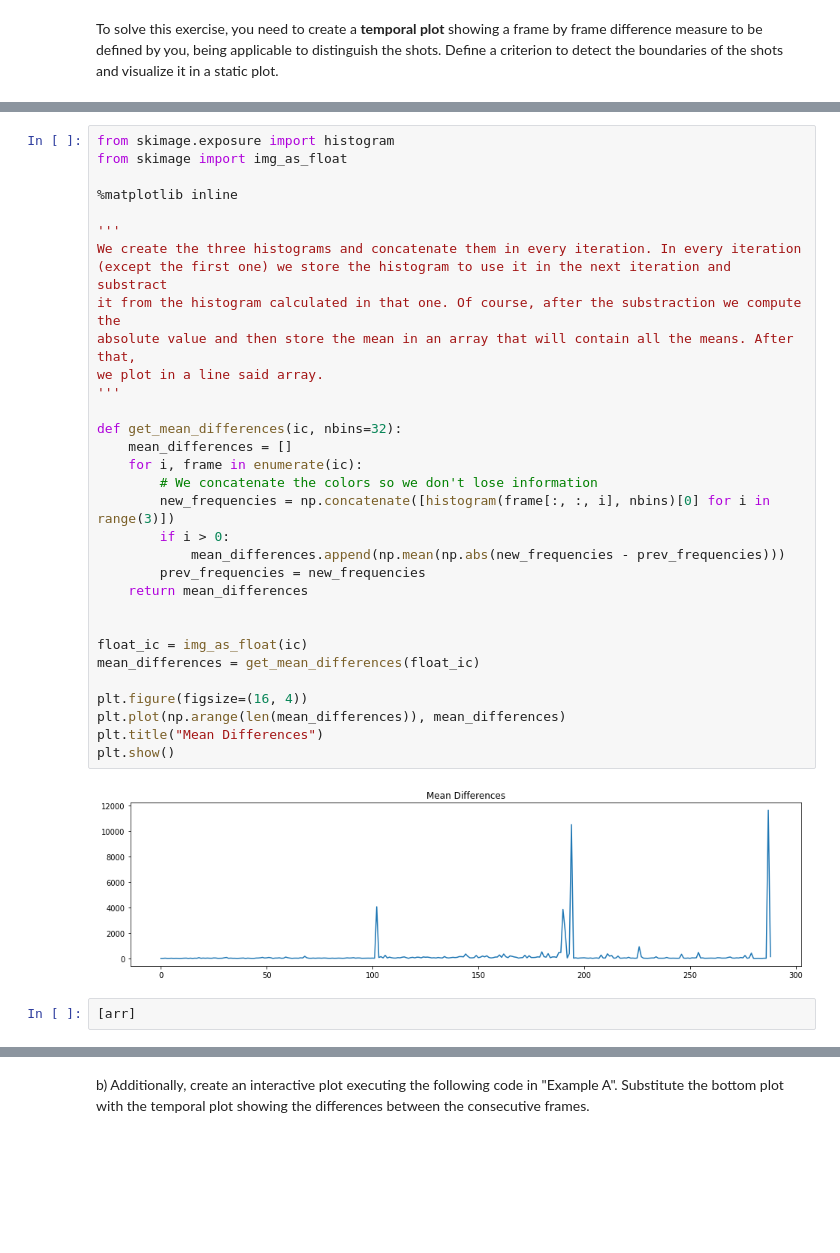
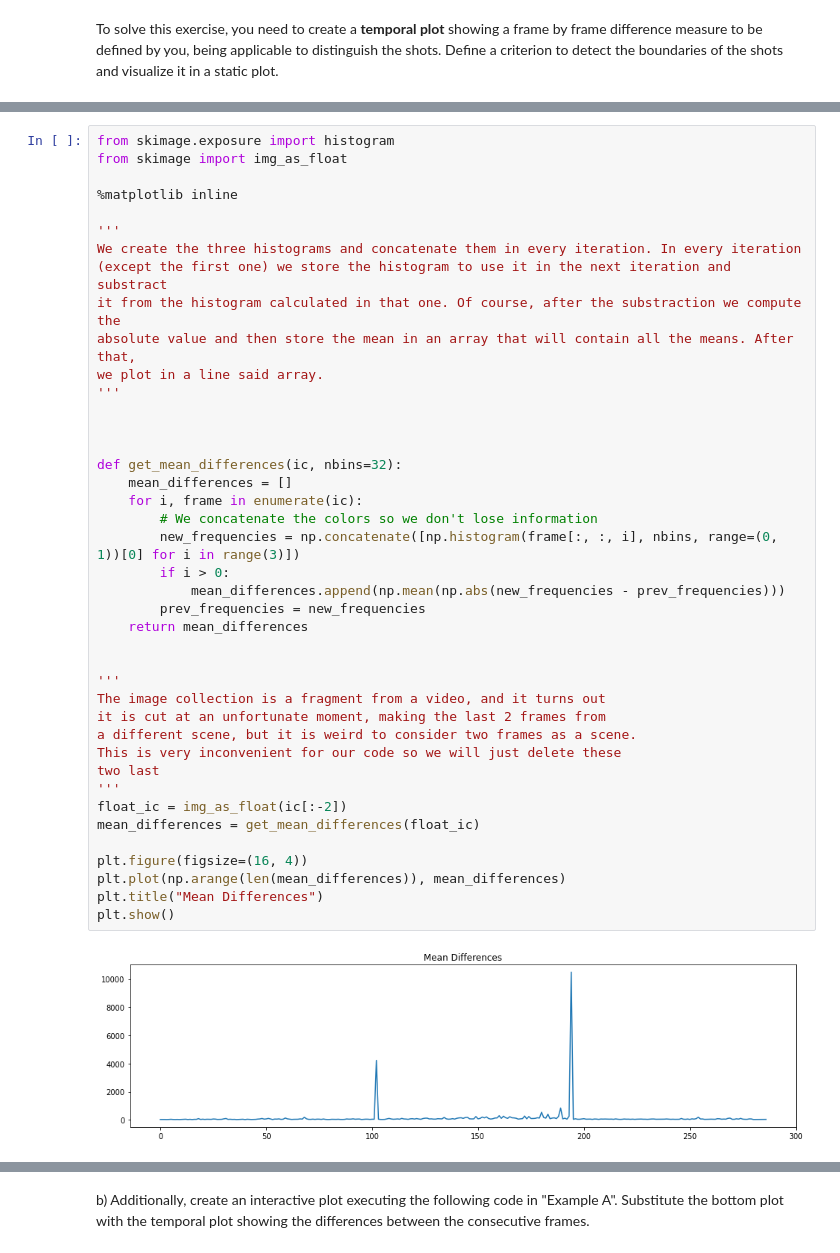
Before and after one commit to mates-info/artificial-vision, a Jupyter notebook: p3/P3_AntonioTigri_AndreuVall/p3_2022_23.ipynb, the cells around one changed output, grey strips where cells are left out. Drawn from its saved outputs; the diff is of its cells as text; blank space fills up the shorter version.

```diff
--- a/p3/P3_AntonioTigri_AndreuVall/p3_2022_23.ipynb
+++ b/p3/P3_AntonioTigri_AndreuVall/p3_2022_23.ipynb
@@ -101,35 +151,42 @@ To solve this exercise, you need to create a **temporal plot** showing a frame b
 from skimage.exposure import histogram
 from skimage import img_as_float
 
 %matplotlib inline
 
 '''
 We create the three histograms and concatenate them in every iteration. In every iteration
 (except the first one) we store the histogram to use it in the next iteration and substract
 it from the histogram calculated in that one. Of course, after the substraction we compute the
 absolute value and then store the mean in an array that will contain all the means. After that,
 we plot in a line said array.
 '''
 
+
+
 def get_mean_differences(ic, nbins=32):
     mean_differences = []
     for i, frame in enumerate(ic):
         # We concatenate the colors so we don't lose information
-        new_frequencies = np.concatenate([histogram(frame[:, :, i], nbins)[0] for i in range(3)])
+        new_frequencies = np.concatenate([np.histogram(frame[:, :, i], nbins, range=(0, 1))[0] for i in range(3)])
         if i > 0:
             mean_differences.append(np.mean(np.abs(new_frequencies - prev_frequencies)))
         prev_frequencies = new_frequencies
     return mean_differences
 
 
-float_ic = img_as_float(ic)
+'''
+The image collection is a fragment from a video, and it turns out
+it is cut at an unfortunate moment, making the last 2 frames from
+a different scene, but it is weird to consider two frames as a scene.
+This is very inconvenient for our code so we will just delete these
+two last
+'''
+float_ic = img_as_float(ic[:-2])
 mean_differences = get_mean_differences(float_ic)
 
 plt.figure(figsize=(16, 4))
 plt.plot(np.arange(len(mean_differences)), mean_differences)
 plt.title("Mean Differences")
 plt.show()
 # %% [output]
-[figure, old version]
+[figure, new version]
-# %%
-[arr]
```
Also changed, not shown: parts of 9 cells of this notebook.
